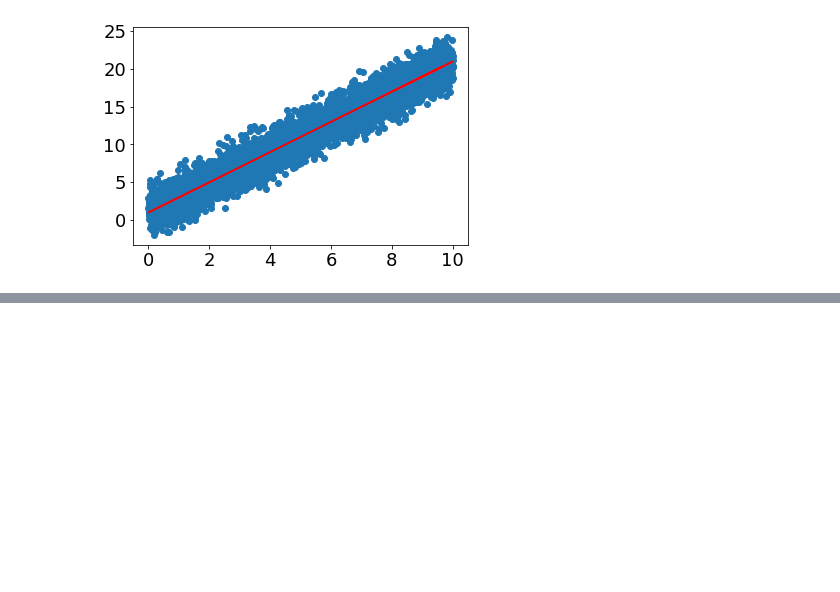
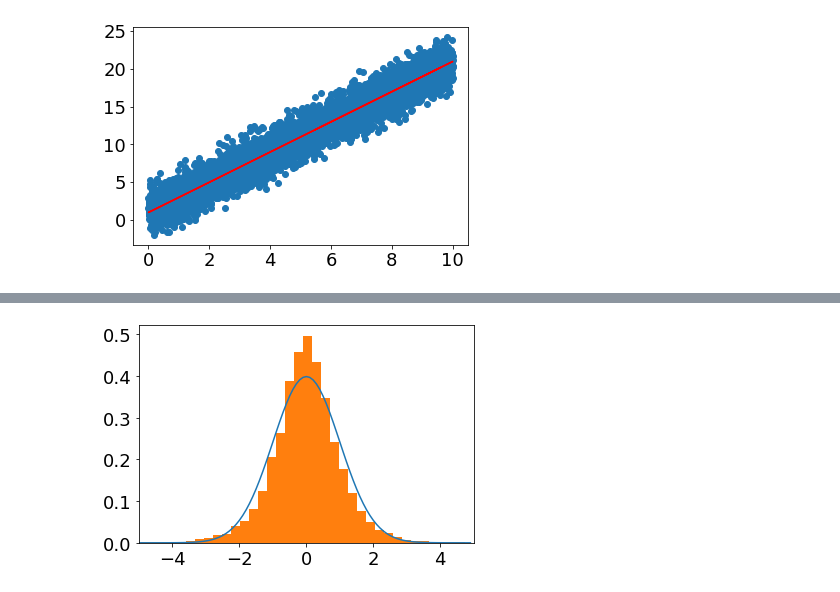
Before and after one commit to sylvielsstfr/jax-demo, a Jupyter notebook: demoMCsampling.ipynb, the cells around one changed output, grey strips where cells are left out. Cells and saved outputs as stored; diff of their text form; code cells hidden in the pictures; blank space fills up the shorter version.

```diff
--- a/demoMCsampling.ipynb
+++ b/demoMCsampling.ipynb
@@ -1002,0 +1076,8 @@ df_res2.describe()
+# %%
+x = np.arange(-mu-5*sigma,mu+5*sigma,sigma/10)
+plt.plot(x,normal(x,mu=mu,sigma=sigma))
+plt.hist(samples,density=True,bins=50)
+plt.xlim([mu-5*sigma,mu+5*sigma])
+plt.show()
+# %% [output]
+[figure, added]
```
Also changed, not shown: parts of 54 cells of this notebook.
